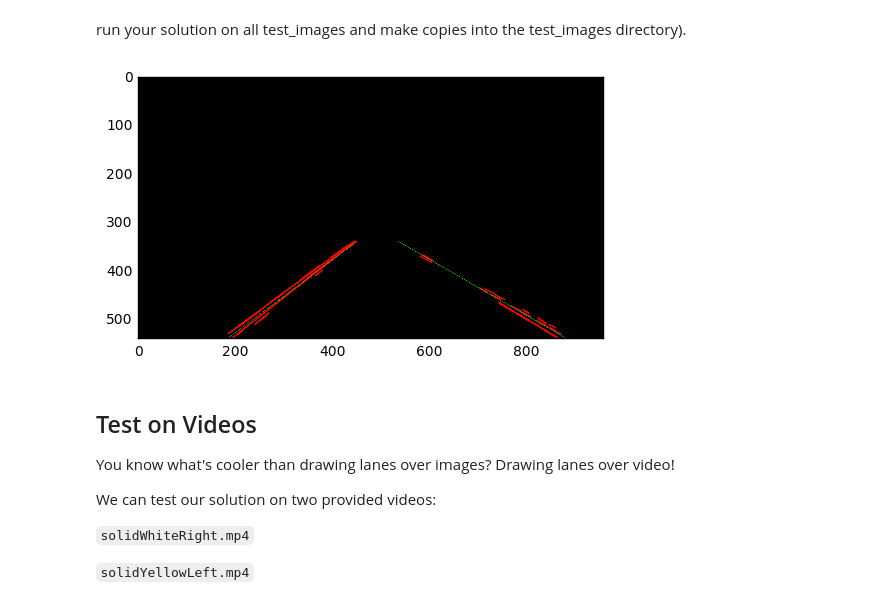
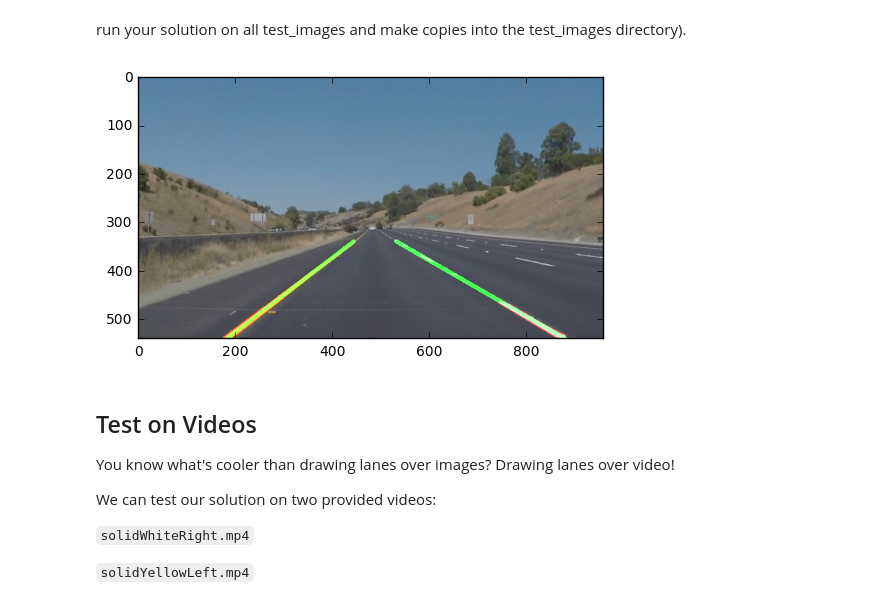
Before and after one commit to jinchenglee/CarND-LaneLines-P1, a Jupyter notebook: P1.ipynb, the cells around one changed output. Cells and saved outputs as stored; diff of their text form; code cells hidden in the pictures.

```diff
--- a/P1.ipynb
+++ b/P1.ipynb
@@ -182,6 +182,10 @@ def draw_lines(img, lines, color=[255, 0, 0], thickness=2):
     y1 = 540
     y2 = 340
 
+    # Weight of previous/current frame
+    wt_last = 0.7
+    wt_cur = 0.3
+
     # No valid input?
     if l_cnt==0 or r_cnt==0:
         # Use previous frame data then.
@@ -205,17 +209,21 @@ def draw_lines(img, lines, color=[255, 0, 0], thickness=2):
         b_l = (y2_l-k_l*x2_l)/l_cnt
         b_r = (y2_r-k_r*x2_r)/r_cnt
 
-        l_x1 = int((y1-b_l)/k_l)
-        l_x2 = int((y2-b_l)/k_l)
-        r_x1 = int((y1-b_r)/k_r)
-        r_x2 = int((y2-b_r)/k_r)
-
         if ~started:
+            l_x1 = int((y1-b_l)/k_l)
+            l_x2 = int((y2-b_l)/k_l)
+            r_x1 = int((y1-b_r)/k_r)
+            r_x2 = int((y2-b_r)/k_r)
             started = True
+        else:
+            l_x1 = int(wt_cur*((y1-b_l)/k_l) + wt_last*last_l_x1)
+            l_x2 = int(wt_cur*((y2-b_l)/k_l) + wt_last*last_l_x2)
+            r_x1 = int(wt_cur*((y1-b_r)/k_r) + wt_last*last_r_x1)
+            r_x2 = int(wt_cur*((y2-b_r)/k_r) + wt_last*last_r_x2)
 
     # Draw the lines
-    cv2.line(img, (l_x1,y1), (l_x2,y2), [0,255,0], 1)
-    cv2.line(img, (r_x1,y1), (r_x2,y2), [0,255,0], 1)
+    cv2.line(img, (l_x1,y1), (l_x2,y2), [0,255,0], thickness*4)
+    cv2.line(img, (r_x1,y1), (r_x2,y2), [0,255,0], thickness*4)
 
     # Save current frame data for later frames.
     last_l_x1 = l_x1
@@ -279,42 +287,42 @@ run your solution on all test_images and make copies into the test_images direct
 # TODO: Build your pipeline that will draw lane lines on the test_images
 # then save them to the test_images directory.
 
 for cur_img in os.listdir("test_images/"):
 
     # Read in image
     image = mpimg.imread('test_images/'+cur_img)
 
     # Gaussian filter
     gaussian_kernel_size = 5
     gaussian_image = gaussian_blur(grayscale(image), gaussian_kernel_size)
 
     # Canny edge detection
-    canny_edge_lo_th = 20
-    canny_edge_hi_th = 40
+    canny_edge_lo_th = 30
+    canny_edge_hi_th = 90
     canny_edge_image = canny(gaussian_image, canny_edge_lo_th, canny_edge_hi_th)
 
     # Mask ROI
     # Points: [left-bottom, left-top, right-top, right-bottom]
-    vertices = [ np.array([ [120,540], [420,340], [560,340], [900,540] ])]
+    vertices = [ np.array([ [120,540], [440,340], [520,340], [900,540] ])]
     ROI_img = region_of_interest(canny_edge_image, vertices)
 
     # Hough line detection
     rho = 1
     theta = np.pi/180
-    threshold = 3
-    min_line_len = 10
-    max_line_gap = 3
+    threshold = 10
+    min_line_len = 15
+    max_line_gap = 1
     line_img = hough_lines(ROI_img, rho, theta, threshold, min_line_len, max_line_gap)
 
     # Add line mask onto original image
     wt_img = weighted_img(line_img, image)
 
     # Debug or image output
-    plt.imshow(line_img, cmap='gray')
-    #plt.imshow(wt_img, cmap='gray')
+    #plt.imshow(line_img, cmap='gray')
+    plt.imshow(wt_img, cmap='gray')
     mpimg.imsave('test_images/lane_'+cur_img, wt_img)
 # %% [output]
-[figure, old version]
+[figure, new version]
 # %% [markdown]
 ## Test on Videos
 
```
Also changed, not shown: parts of 3 cells of this notebook.
